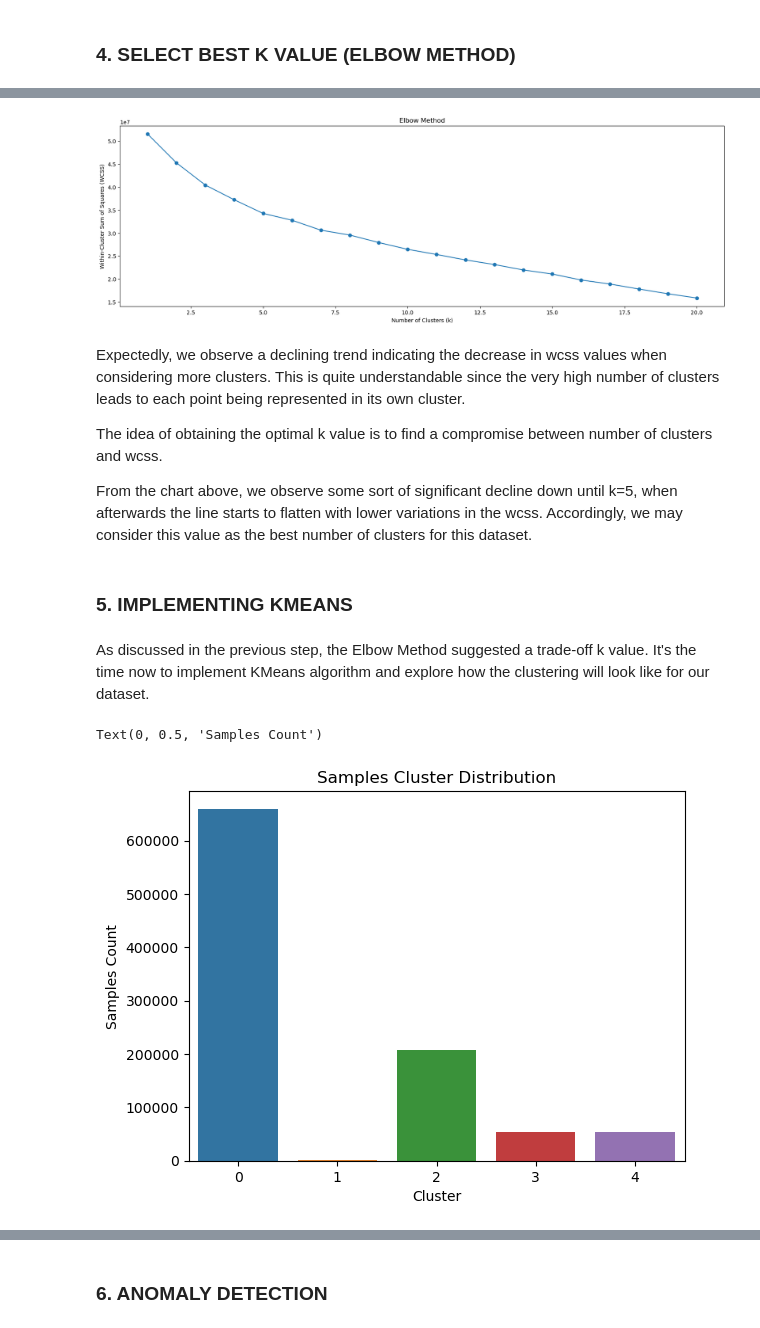
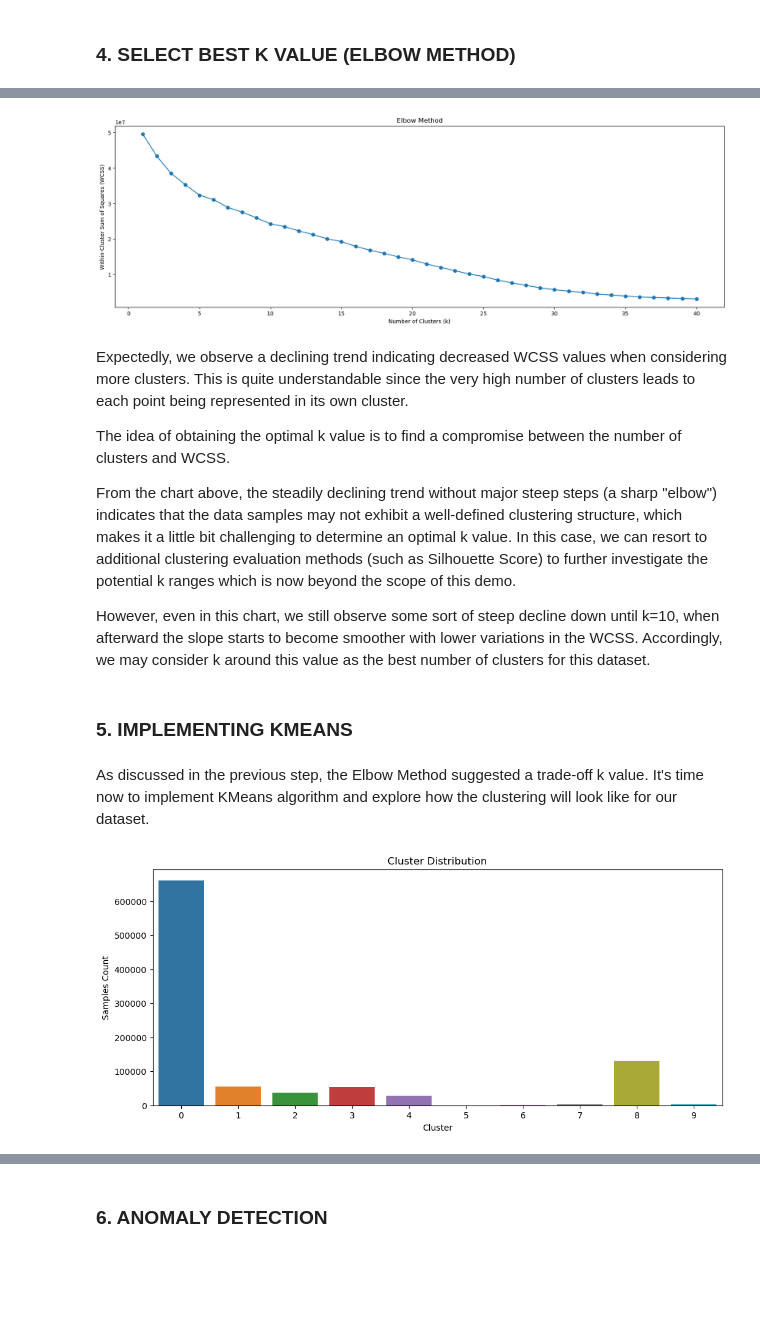
Before and after one commit to sinanw/ml-clustering-intrusion-detection, a Jupyter notebook: notebooks/3-data-analysis.ipynb, the cells around one changed output, grey strips where cells are left out. Saved outputs shown, nothing was run; the diff lists cells and outputs as text; code cells hidden in the pictures; blank space fills up the shorter version.

Commit message:
Data analysis final revision.

```diff
--- a/notebooks/3-data-analysis.ipynb
+++ b/notebooks/3-data-analysis.ipynb
@@ -201,7 +207,7 @@ As we know, deciding the number of clusters in the dataset is not an easy and st
 Elbow Method is a technique used to determine the optimal number of clusters (k) for a given dataset. The method involves running the KMeans clustering algorithm for a range of values of k and plotting the within-cluster sum of squares (WCSS) as a function of the number of clusters. The WCSS is a measure of the compactness of the clusters; it is the sum of the squared distances between each data point and the centroid of its assigned cluster.
 # %%
 # Set the range of k values
-min_k, max_k = (1,20)
+min_k, max_k = (1,40)
 
 # Initialize the within-cluster sum of squares vector
 wcss = []
@@ -229,34 +235,46 @@ plt.ylabel('Within-Cluster Sum of Squares (WCSS)')
 # Show the plot
 plt.show()
 # %% [output]
-[figure, old version]
+[figure, new version]
 # %% [markdown]
-Expectedly, we observe a declining trend indicating the decrease in wcss values when considering more clusters. This is quite understandable since the very high number of clusters leads to each point being represented in its own cluster.
+Expectedly, we observe a declining trend indicating decreased WCSS values when considering more clusters. This is quite understandable since the very high number of clusters leads to each point being represented in its own cluster.
 
-The idea of obtaining the optimal k value is to find a compromise between number of clusters and wcss.
+The idea of obtaining the optimal k value is to find a compromise between the number of clusters and WCSS.
 
-From the chart above, we observe some sort of significant decline down until k=5, when afterwards the line starts to flatten with lower variations in the wcss. Accordingly, we may consider this value as the best number of clusters for this dataset.
+From the chart above, the steadily declining trend without major steep steps (a sharp "elbow") indicates that the data samples may not exhibit a well-defined clustering structure, which makes it a little bit challenging to determine an optimal k value. In this case, we can resort to additional clustering evaluation methods (such as Silhouette Score) to further investigate the potential k ranges which is now beyond the scope of this demo.
+
+However, even in this chart, we still observe some sort of steep decline down until k=10, when afterward the slope starts to become smoother with lower variations in the WCSS. Accordingly, we may consider k around this value as the best number of clusters for this dataset.
 # %% [markdown]
 ### 5. IMPLEMENTING KMEANS
 # %% [markdown]
-As discussed in the previous step, the Elbow Method suggested a trade-off k value. It's the time now to implement KMeans algorithm and explore how the clustering will look like for our dataset.
+As discussed in the previous step, the Elbow Method suggested a trade-off k value. It's time now to implement KMeans algorithm and explore how the clustering will look like for our dataset.
 # %%
 # Set the best k
-bestK = 5
+bestK = 10
 
 # Implement KMeans algorithm on our dataset using the best k value
-kmeans = KMeans(n_clusters=bestK, init='k-means++', max_iter=300, n_init=10, random_state=0)
+kmeans = KMeans(n_clusters=bestK, init='k-means++', max_iter=300, n_init=10)
 clusters = kmeans.fit_predict(data_pca)
 # %%
-# Add generated clusters to the dataset
-data_pca["cluster"] = clusters
+# Copy the data set and add generated clusters
+data_pca_with_cluster = data_pca.copy()
+data_pca_with_cluster["cluster"] = clusters
 # %%
 # Check sample distribution of generated clusters
-sns.countplot(data=data_pca, x="cluster")
-plt.title("Samples Cluster Distribution")
+
+# Create figure
+plt.figure(figsize=(12, 5))
+
+# Plot data points
+sns.countplot(data=data_pca_with_cluster, x="cluster")
+
+# Set plot title and axis labels
+plt.title("Cluster Distribution")
 plt.xlabel("Cluster")
 plt.ylabel("Samples Count")
+
+# Show the plot
+plt.show()
 # %% [output]
-Text(0, 0.5, 'Samples Count')
-[figure, old version]
+[figure, new version]
 # %% [markdown]
```
Also changed, not shown: parts of 21 cells of this notebook.
